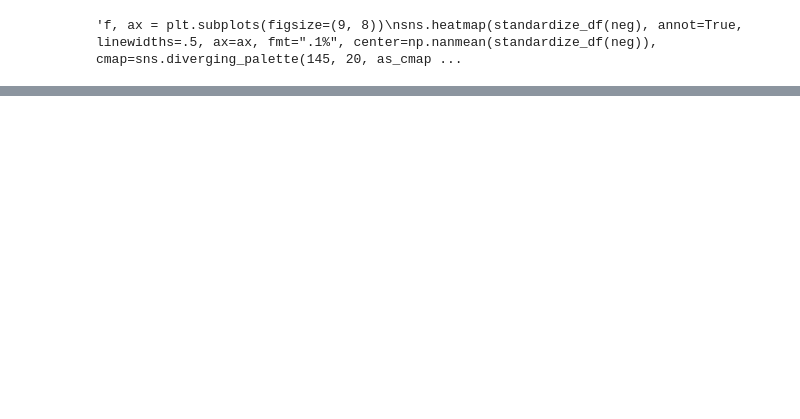
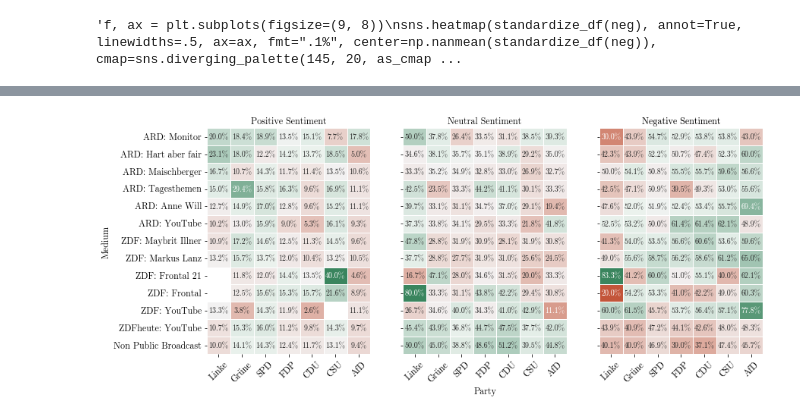
Before and after one commit to haukesteffen/media_bias_video_journalism, a Jupyter notebook: src/sentiment_tests.ipynb, the cells around one changed output, grey strips where cells are left out. Saved outputs shown, nothing was run; the diff lists cells and outputs as text; code cells hidden in the pictures; blank space fills up the shorter version.

```diff
--- a/src/sentiment_tests.ipynb
+++ b/src/sentiment_tests.ipynb
@@ -112,7 +112,7 @@ def standardize_df(input_df):
         df[party] -= df[party].mean()
     return df.round(3)
 # %%
-skip_computation = True
+skip_computation = False
 
 zdf_df = pd.read_pickle('../data/youtube_data.pkl')
 zdf_df = zdf_df[zdf_df['medium'] == 'ZDF']
@@ -343,18 +500,22 @@ dtype: float64
 # %%
 f, axs = plt.subplots(1,3,sharey=True)
 f.subplots_adjust(left=0.16, bottom=.15, right=.98, top=.95)
 
 sns.heatmap(pos, annot=True, linewidths=.5, ax=axs[0], fmt=".1%", center=np.nanmean(pos), cmap=sns.diverging_palette(145, 20, as_cmap=True).reversed(), cbar=False)
 sns.heatmap(neu, annot=True, linewidths=.5, ax=axs[1], fmt=".1%", center=np.nanmean(neu), cmap=sns.diverging_palette(145, 20, as_cmap=True).reversed(), cbar=False)
 sns.heatmap(neg, annot=True, linewidths=.5, ax=axs[2], fmt=".1%", center=np.nanmean(neg), cmap=sns.diverging_palette(145, 20, as_cmap=True).reversed(), cbar=False)
 axs[0].set_ylabel('Medium', size=12, font=fpath, color='black')
 axs[0].set_title('Positive Sentiment', size=12, font=fpath, color='black')
 axs[1].set_xlabel('Party', size=12, font=fpath, color='black')
+axs[1].set_ylabel('')
 axs[1].set_title('Neutral Sentiment', size=12, font=fpath, color='black')
 axs[2].set_title('Negative Sentiment')
+axs[2].set_ylabel('')
 axs[0].set_xticklabels(['Linke', 'Grüne', 'SPD', 'FDP', 'CDU', 'CSU', 'AfD'], size=12, font=fpath, color='black', rotation=45)
 axs[1].set_xticklabels(['Linke', 'Grüne', 'SPD', 'FDP', 'CDU', 'CSU', 'AfD'], size=12, font=fpath, color='black', rotation=45)
 axs[2].set_xticklabels(['Linke', 'Grüne', 'SPD', 'FDP', 'CDU', 'CSU', 'AfD'], size=12, font=fpath, color='black', rotation=45)
 axs[0].set_yticklabels(['ARD: Monitor', 'ARD: Hart aber fair', 'ARD: Maischberger', 'ARD: Tagesthemen', 'ARD: Anne Will', 'ARD: YouTube', 'ZDF: Maybrit Illner', 'ZDF: Markus Lanz', 'ZDF: Frontal 21', 'ZDF: Frontal', 'ZDF: YouTube', 'ZDFheute: YouTube', 'Non Public Broadcast'], size=12, font=fpath, color='black')
 f.set_size_inches(width, height)
 f.savefig('../results/englisch/sentiment_mediathek.pdf')
+# %% [output]
+[figure, added]
```
Also changed, not shown: parts of 21 cells of this notebook.
